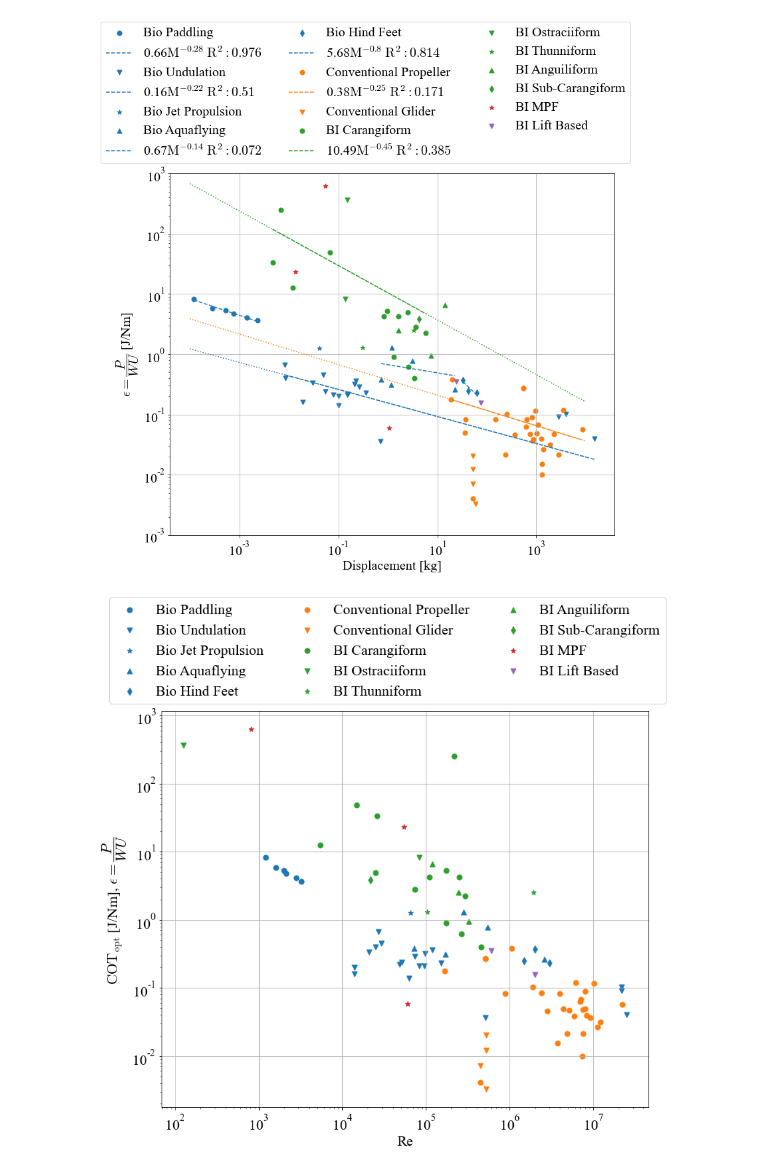
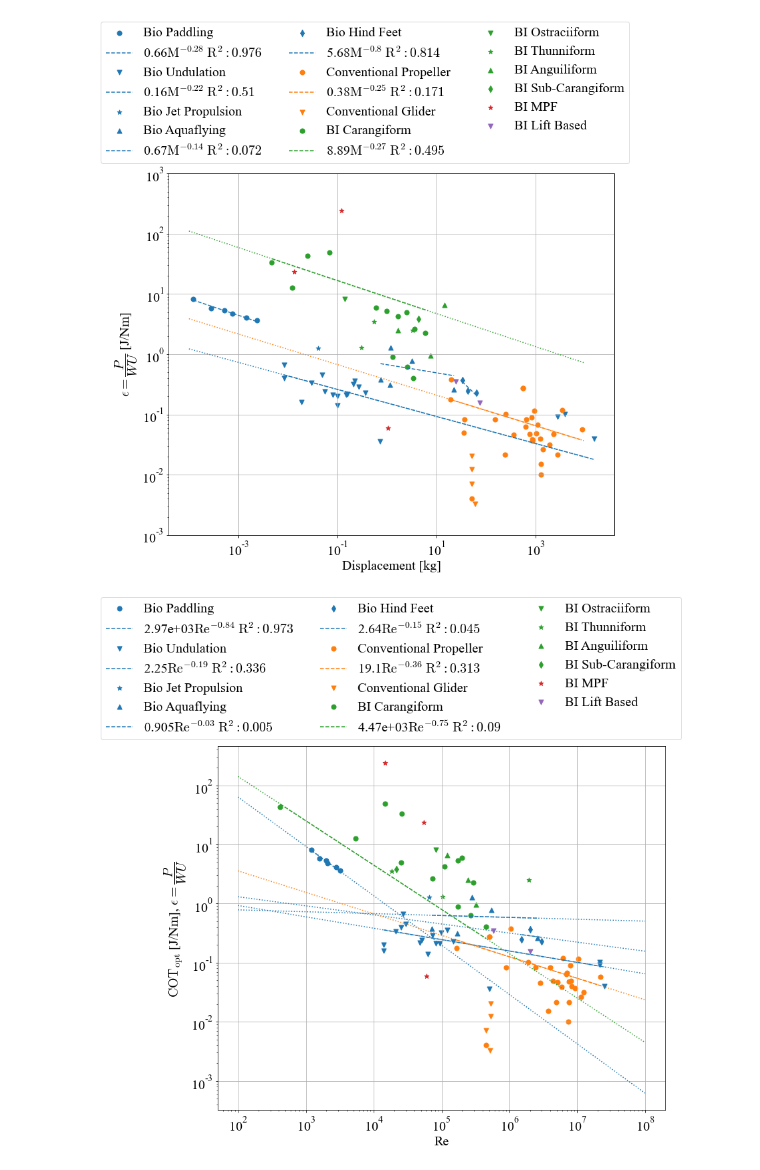
Before and after one commit to michaelcoe/Cost-of-Transport-Estimation, a Jupyter notebook: database_COT_plots.ipynb, the cells around one changed output. Drawn from its saved outputs; the diff is of its cells as text; code cells hidden in the pictures.

Commit message:
changed database to remove outliers

```diff
--- a/database_COT_plots.ipynb
+++ b/database_COT_plots.ipynb
@@ -31,7 +31,7 @@ def calc_rsquared(x, y, amplitude, exponent):
     return r2_score(y, yhat)
 # %%
 dataBase_path = r'./'
-dataBase_file = r'UUVDatabase.xlsx'
+dataBase_file = r'UUVCOT_database.xlsx'
 biological_file = r'biological_COT_Data.ods'
 # %%
 data_path = Path(dataBase_path, dataBase_file)
@@ -598,7 +598,7 @@ ax5.set_xscale('log')
 ax5.grid()
 #fig5.savefig('cot_j-Nm.pdf', facecolor='w', dpi=300, bbox_inches='tight')
 # %% [output]
-[figure, old version]
+[figure, new version]
 # %%
 fig6, ax6 = plt.subplots(figsize=(12,10), facecolor='w')
 marker_size=50
@@ -617,22 +617,7 @@ for i, mode in enumerate(bio_modes):
                 ax6.scatter(data['Re'], data['COTopt [J/Nm]'], marker=markers[i], color=col, s=marker_size, label='Bio ' + mode)
         elif mode == 'Undulation':
                 pars = model.guess(data['COTopt [J/Nm]'].values, x=data['Re'].values)
-                pars['p_amplitude'].set(value=6, min=0.001, max=5.0)
-                pars['p_exponent'].set(value=-0.5, min=-0.75, max=0.001)
-
-                fit = model.fit(data['COTopt [J/Nm]'].values, pars, x=data['Re'].values)
-
-                r_squared = np.abs(calc_rsquared(data['Re'].values, data['COTopt [J/Nm]'].values, fit.params['p_amplitude'].value, fit.params['p_exponent'].value))
-
-                ax6.scatter(data['Re'], data['COTopt [J/Nm]'], marker=markers[i], color=col, s=marker_size, label='Bio ' + mode)
-
-                # ax6.plot(data['Re'], fit.params['p_amplitude'].value*data['Re'].values**fit.params['p_exponent'].value, col + '--',
-                #         label='{:.3}'.format(fit.params['p_amplitude'].value) + '$\mathrm{Re^{' + str(np.round(fit.params['p_exponent'].value,2)) + '}\;R^2: '
-                #         + str(np.round(r_squared, 3)) + '}$')
-                # ax6.plot(dx, fit.params['p_amplitude'].value*dx**fit.params['p_exponent'].value, col + ':')
-        else:
-                pars = model.guess(data['COTopt [J/Nm]'].values, x=data['Re'].values)
-                pars['p_amplitude'].set(value=6, min=0.001, max=2000.0)
+                pars['p_amplitude'].set(value=6, min=0.001, max=10000)
                 pars['p_exponent'].set(value=-0.5, min=-1.0, max=0.001)
 
                 fit = model.fit(data['COTopt [J/Nm]'].values, pars, x=data['Re'].values)
@@ -641,10 +626,25 @@ for i, mode in enumerate(bio_modes):
 
                 ax6.scatter(data['Re'], data['COTopt [J/Nm]'], marker=markers[i], color=col, s=marker_size, label='Bio ' + mode)
 
-                # ax6.plot(data['Re'], fit.params['p_amplitude'].value*data['Re'].values**fit.params['p_exponent'].value, col + '--',
-                #         label='{:.3}'.format(fit.params['p_amplitude'].value) + '$\mathrm{Re^{' + str(np.round(fit.params['p_exponent'].value,2)) + '}\;R^2: '
-                #         + str(np.round(r_squared, 3)) + '}$')
-                # ax6.plot(dx, fit.params['p_amplitude'].value*dx**fit.params['p_exponent'].value, col + ':')
+                ax6.plot(data['Re'], fit.params['p_amplitude'].value*data['Re'].values**fit.params['p_exponent'].value, col + '--',
+                        label='{:.3}'.format(fit.params['p_amplitude'].value) + '$\mathrm{Re^{' + str(np.round(fit.params['p_exponent'].value,2)) + '}\;R^2: '
+                        + str(np.round(r_squared, 3)) + '}$')
+                ax6.plot(dx, fit.params['p_amplitude'].value*dx**fit.params['p_exponent'].value, col + ':')
+        else:
+                pars = model.guess(data['COTopt [J/Nm]'].values, x=data['Re'].values)
+                pars['p_amplitude'].set(value=6, min=0.001, max=10000)
+                pars['p_exponent'].set(value=-0.5, min=-1.0, max=0.001)
+
+                fit = model.fit(data['COTopt [J/Nm]'].values, pars, x=data['Re'].values)
+
+                r_squared = np.abs(calc_rsquared(data['Re'].values, data['COTopt [J/Nm]'].values, fit.params['p_amplitude'].value, fit.params['p_exponent'].value))
+
+                ax6.scatter(data['Re'], data['COTopt [J/Nm]'], marker=markers[i], color=col, s=marker_size, label='Bio ' + mode)
+
+                ax6.plot(data['Re'], fit.params['p_amplitude'].value*data['Re'].values**fit.params['p_exponent'].value, col + '--',
+                        label='{:.3}'.format(fit.params['p_amplitude'].value) + '$\mathrm{Re^{' + str(np.round(fit.params['p_exponent'].value,2)) + '}\;R^2: '
+                        + str(np.round(r_squared, 3)) + '}$')
+                ax6.plot(dx, fit.params['p_amplitude'].value*dx**fit.params['p_exponent'].value, col + ':')
 
 for i, mode in enumerate(conv_modes):
         col = 'C1'
@@ -652,7 +652,7 @@ for i, mode in enumerate(conv_modes):
         data = conv_dfs[i].sort_values(by=['Re'])
         if mode == 'Propeller':
                 pars = model.guess(data['COTopt [J/Nm]'].values, x=data['Re'].values)
-                pars['p_amplitude'].set(value=6, min=0.001, max=500.0)
+                pars['p_amplitude'].set(value=6, min=0.001, max=10000)
                 pars['p_exponent'].set(value=-0.5, min=-1.0, max=0.001)
 
                 fit = model.fit(data['COTopt [J/Nm]'].values, pars, x=data['Re'].values)
@@ -660,49 +660,49 @@ for i, mode in enumerate(conv_modes):
                 r_squared = np.abs(calc_rsquared(data['Re'].values, data['COTopt [J/Nm]'].values, fit.params['p_amplitude'].value, fit.params['p_exponent'].value))
 
                 ax6.scatter(data['Re'], data['COTopt [J/Nm]'], marker=markers[i], color=col, s=marker_size, label='Conventional ' + mode)
-                # ax6.plot(data['Re'], fit.params['p_amplitude'].value*data['Re'].values**fit.params['p_exponent'].value, col + '--',
-                #         label='{:.3}'.format(fit.params['p_amplitude'].value) + '$\mathrm{Re^{' + str(np.round(fit.params['p_exponent'].value,2)) + '}\;R^2: '
-                #         + str(np.round(r_squared, 3)) + '}$')
-                # ax6.plot(dx, fit.params['p_amplitude'].value*dx**fit.params['p_exponent'].value, col + ':')
+                ax6.plot(data['Re'], fit.params['p_amplitude'].value*data['Re'].values**fit.params['p_exponent'].value, col + '--',
+                        label='{:.3}'.format(fit.params['p_amplitude'].value) + '$\mathrm{Re^{' + str(np.round(fit.params['p_exponent'].value,2)) + '}\;R^2: '
+                        + str(np.round(r_squared, 3)) + '}$')
+                ax6.plot(dx, fit.params['p_amplitude'].value*dx**fit.params['p_exponent'].value, col + ':')
         else:
                 ax6.scatter(data['Re'], data['COTopt [J/Nm]'], marker=markers[i], color=col, s=marker_size, label='Conventional ' + mode)
 
 for i, mode in enumerate(bcf_modes):
         col = 'C2'
         # perform fits for data
         data = bcf_dfs[i].sort_values(by=['Re'])
         if mode == 'Carangiform':
                 pars = model.guess(data['COTopt [J/Nm]'].values, x=data['Re'].values)
-                pars['p_amplitude'].set(value=6, min=0.001, max=51.0)
-                pars['p_exponent'].set(value=-0.5, min=-1.0, max=-0.25)
+                pars['p_amplitude'].set(value=6, min=0.001, max=10000)
+                pars['p_exponent'].set(value=-0.75, min=-2.0, max=-0.75)
 
                 fit = model.fit(data['COTopt [J/Nm]'].values, pars, x=data['Re'].values)
 
                 r_squared = np.abs(calc_rsquared(data['Re'].values, data['COTopt [J/Nm]'].values, fit.params['p_amplitude'].value, fit.params['p_exponent'].value))
 
                 ax6.scatter(data['Re'], data['COTopt [J/Nm]'], marker=markers[i], color='C2', s=marker_size, label='BI ' + mode)
-                # ax6.plot(data['Re'], fit.params['p_amplitude'].value*data['Re'].values**fit.params['p_exponent'].value, col + '--',
-                #         label='{:.3}'.format(fit.params['p_amplitude'].value) + '$\mathrm{Re^{' + str(np.round(fit.params['p_exponent'].value,2)) + '}\;R^2: '
-                #         + str(np.round(r_squared, 3)) + '}$')
-                # ax6.plot(dx, fit.params['p_amplitude'].value*dx**fit.params['p_exponent'].value, col + ':')
+                ax6.plot(data['Re'], fit.params['p_amplitude'].value*data['Re'].values**fit.params['p_exponent'].value, col + '--',
+                        label='{:.3}'.format(fit.params['p_amplitude'].value) + '$\mathrm{Re^{' + str(np.round(fit.params['p_exponent'].value,2)) + '}\;R^2: '
+                        + str(np.round(r_squared, 3)) + '}$')
+                ax6.plot(dx, fit.params['p_amplitude'].value*dx**fit.params['p_exponent'].value, col + ':')
         else:
                 ax6.scatter(data['Re'], data['COTopt [J/Nm]'], marker=markers[i], color='C2', s=marker_size, label='BI ' + mode)
 
 ax6.scatter(mpf_cot['Re'], mpf_cot['COTopt [J/Nm]'], marker='*', color='C3', s=marker_size, label='BI MPF')
 ax6.scatter(lift_cot['Re'], lift_cot['COTopt [J/Nm]'], marker='v', color='C4', s=marker_size, label='BI Lift Based')
 
 ax6.set_xlabel('Re')
 ax6.set_ylabel('$\mathrm{COT_{opt}}$ [J/Nm], $\epsilon = \dfrac{P}{WU}$')
 ax6.legend(ncol=3, loc=4, bbox_to_anchor=(1.05, 1.00))
 
 # ax6.set_xlim([1e2, 1e8])
 # ax6.set_ylim([1e-4, 1e5])
 ax6.set_yscale('log')
 ax6.set_xscale('log')
 ax6.grid()
 #fig6.savefig('cot_j_Re.pdf', facecolor='w', dpi=300, bbox_inches='tight')
 # %% [output]
-[figure, old version]
+[figure, new version]
 # %%
 fig7, ax7 = plt.subplots(figsize=(12,10), facecolor='w')
 marker_size=50
```
Also changed, not shown: parts of 5 cells of this notebook, 5 other files.
